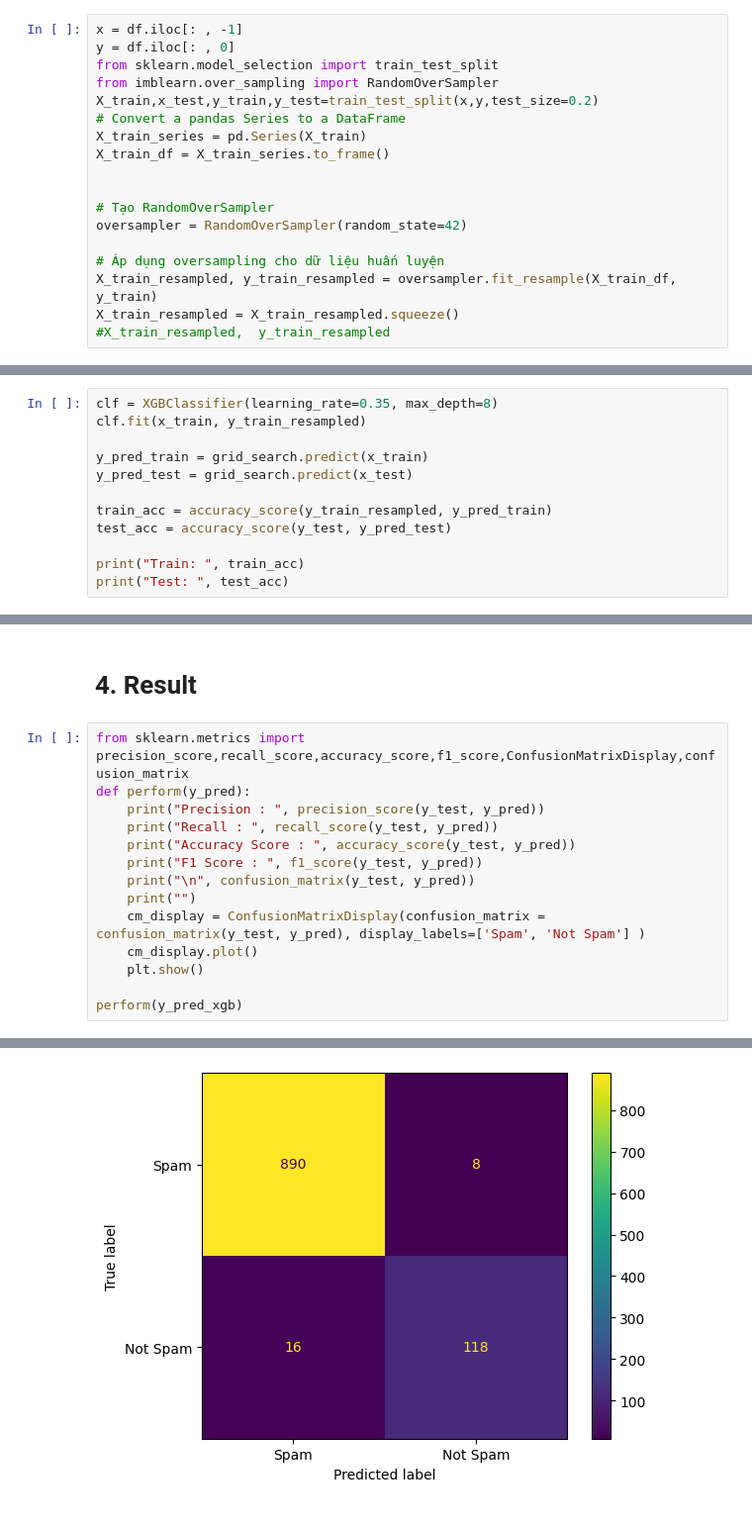
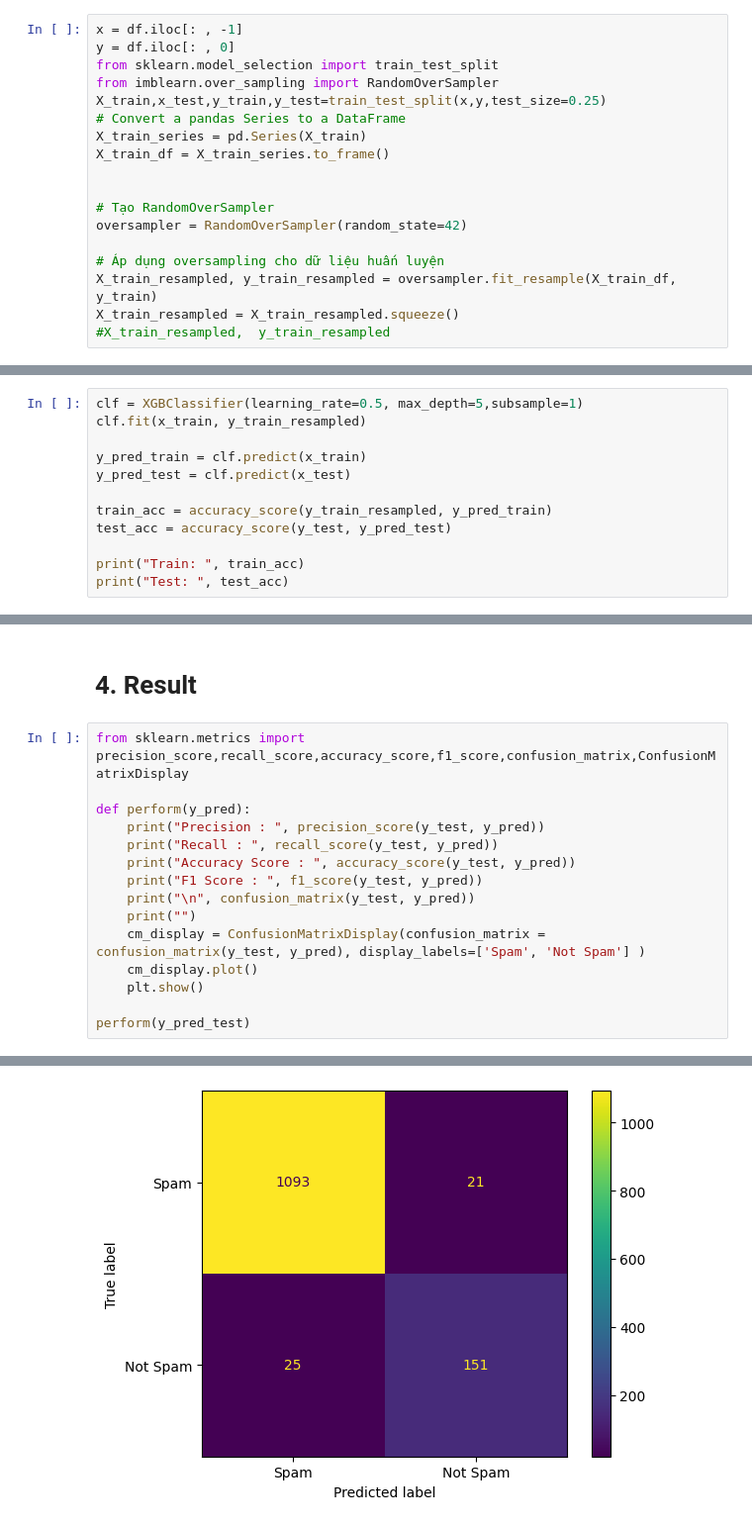
Before and after one commit to dmk1en/ml, a Jupyter notebook: source/XGBoost.ipynb, the cells around one changed output, grey strips where cells are left out. Shown: that part at 99% size. Saved outputs shown, nothing was run; the diff lists cells and outputs as text.

```diff
--- a/source/XGBoost.ipynb
+++ b/source/XGBoost.ipynb
@@ -23,7 +23,7 @@ x = df.iloc[: , -1]
 y = df.iloc[: , 0]
 from sklearn.model_selection import train_test_split
 from imblearn.over_sampling import RandomOverSampler
-X_train,x_test,y_train,y_test=train_test_split(x,y,test_size=0.2)
+X_train,x_test,y_train,y_test=train_test_split(x,y,test_size=0.25)
 # Convert a pandas Series to a DataFrame
 X_train_series = pd.Series(X_train)
 X_train_df = X_train_series.to_frame()
@@ -175,9 +175,9 @@ Best: 0.988638 using {'learning_rate': 0.35, 'max_depth': 8, 'subsample': 1}
 # %%
-clf = XGBClassifier(learning_rate=0.35, max_depth=8)
+clf = XGBClassifier(learning_rate=0.5, max_depth=5,subsample=1)
 clf.fit(x_train, y_train_resampled)
 
-y_pred_train = grid_search.predict(x_train)
-y_pred_test = grid_search.predict(x_test)
+y_pred_train = clf.predict(x_train)
+y_pred_test = clf.predict(x_test)
 
 train_acc = accuracy_score(y_train_resampled, y_pred_train)
 test_acc = accuracy_score(y_test, y_pred_test)
@@ -190,7 +190,8 @@ Test:  0.9728682170542635
 # %% [markdown]
 # 4. Result
 # %%
-from sklearn.metrics import precision_score,recall_score,accuracy_score,f1_score,ConfusionMatrixDisplay,confusion_matrix
+from sklearn.metrics import precision_score,recall_score,accuracy_score,f1_score,confusion_matrix,ConfusionMatrixDisplay
+
 def perform(y_pred):
     print("Precision : ", precision_score(y_test, y_pred))
     print("Recall : ", recall_score(y_test, y_pred))
@@ -202,5 +203,5 @@ def perform(y_pred):
     cm_display.plot()
     plt.show()
 
-perform(y_pred_xgb)
+perform(y_pred_test)
 # %% [output]
@@ -214 +215 @@ F1 Score :  0.9076923076923077
-[figure, old version]
+[figure, new version]
```
Also changed, not shown: parts of 5 cells of this notebook, 7 other files.
